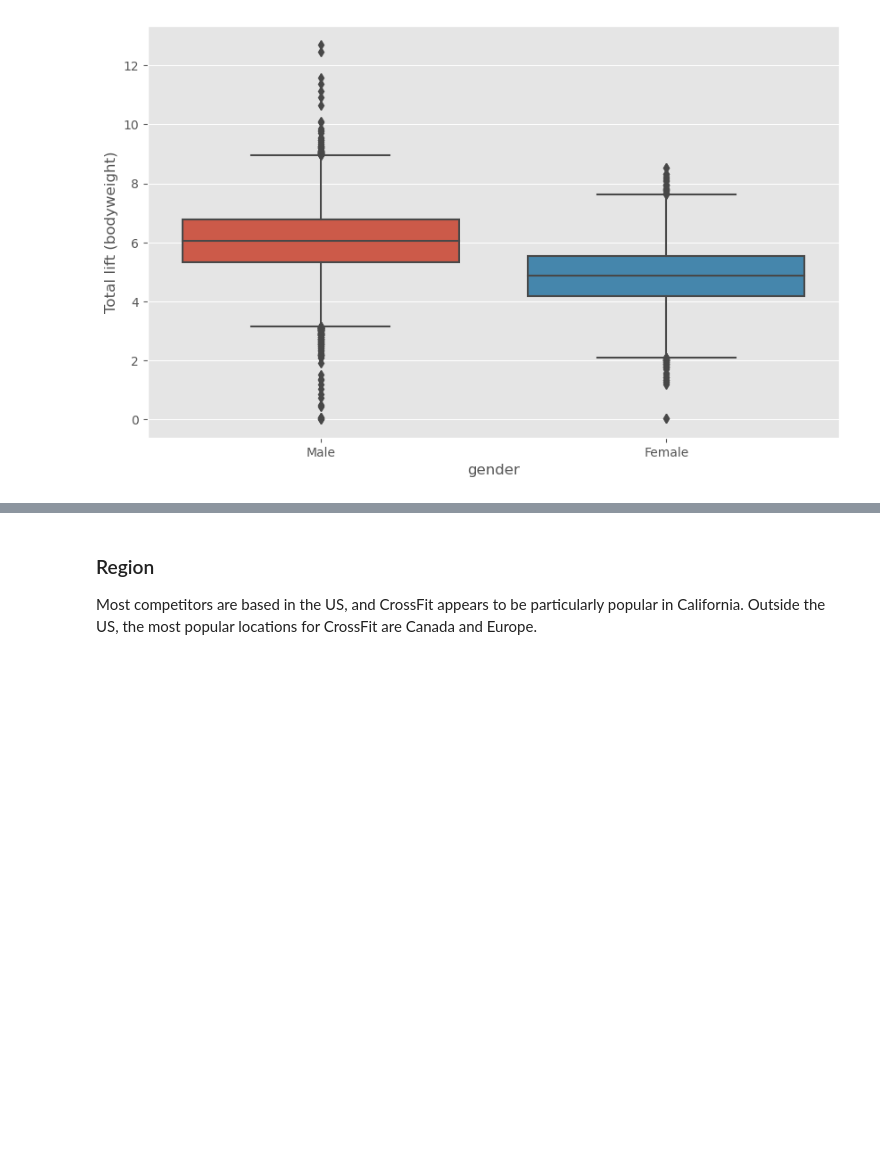
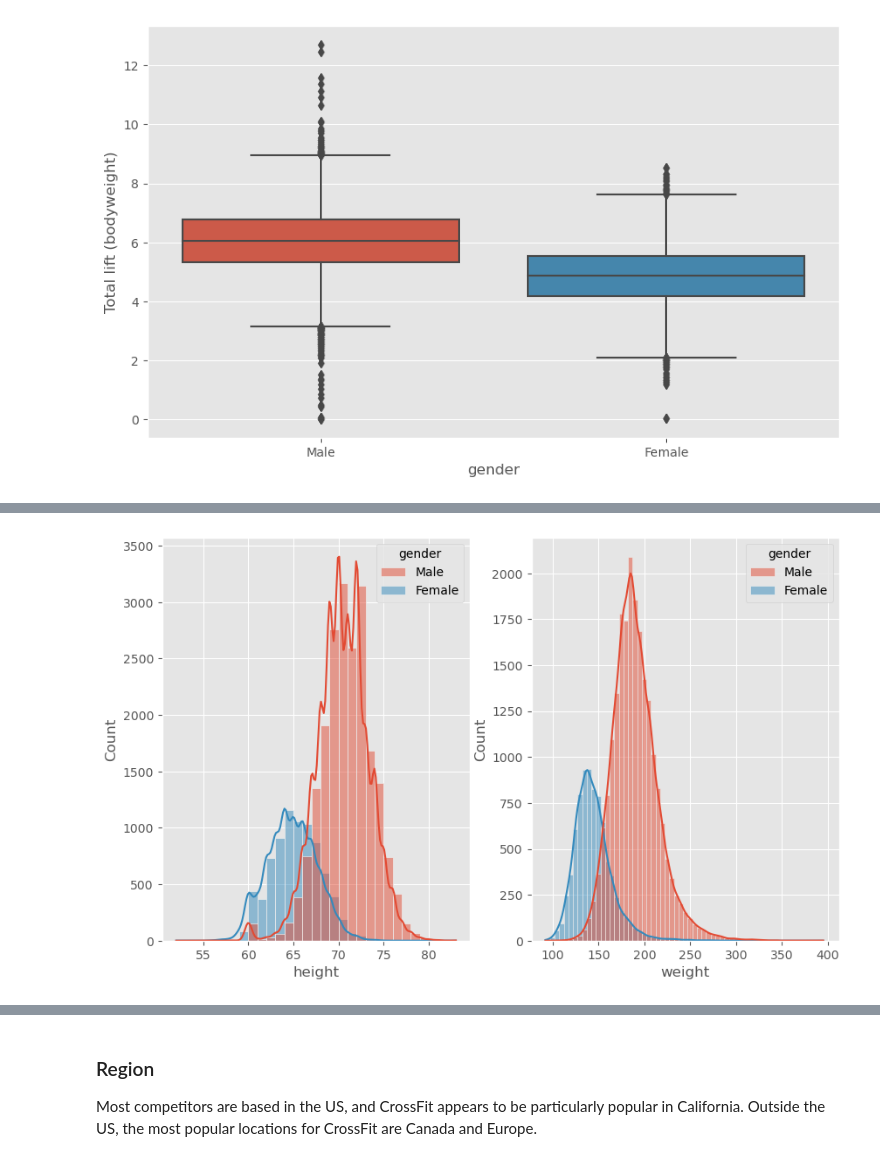
Before and after one commit to NinaCilliers/crossfit_project, a Jupyter notebook: crossfit_project.ipynb, the cells around one changed output, grey strips where cells are left out. Saved outputs shown, nothing was run; the diff lists cells and outputs as text; code cells hidden in the pictures; blank space fills up the shorter version.

```diff
--- a/crossfit_project.ipynb
+++ b/crossfit_project.ipynb
@@ -262,0 +267,19 @@ Text(0, 0.5, 'Total lift (bodyweight)')
+# %%
+#Mean BMI
+def standard_error(x):
+    stdev = x.std()
+    counts = x.count()
+    return stdev/np.sqrt(counts)
+
+df['bmi_rounded'] =  df['BMI'].round()
+df_bmi = df[['bmi_rounded','total_lift','gender']].groupby(['bmi_rounded','gender']).agg(['mean',standard_error,'size']).sort_values('bmi_rounded').reset_index()
+df_bmi_f = df_bmi[(df_bmi['gender']=='Female')&(df_bmi['total_lift']['size']>5)]
+df_bmi_m = df_bmi[(df_bmi['gender']=='Male')&(df_bmi['total_lift']['size']>5)]
+# %%
+plt.subplot(1,2,1)
+sns.histplot(data=df, x='height', hue='gender', binwidth=1,kde=True)
+plt.subplot(1,2,2)
+sns.histplot(data=df, x='weight', hue='gender', binwidth=5, kde=True)
+plt.show()
+# %% [output]
+[figure, added]
```
Also changed, not shown: parts of 8 cells of this notebook.
